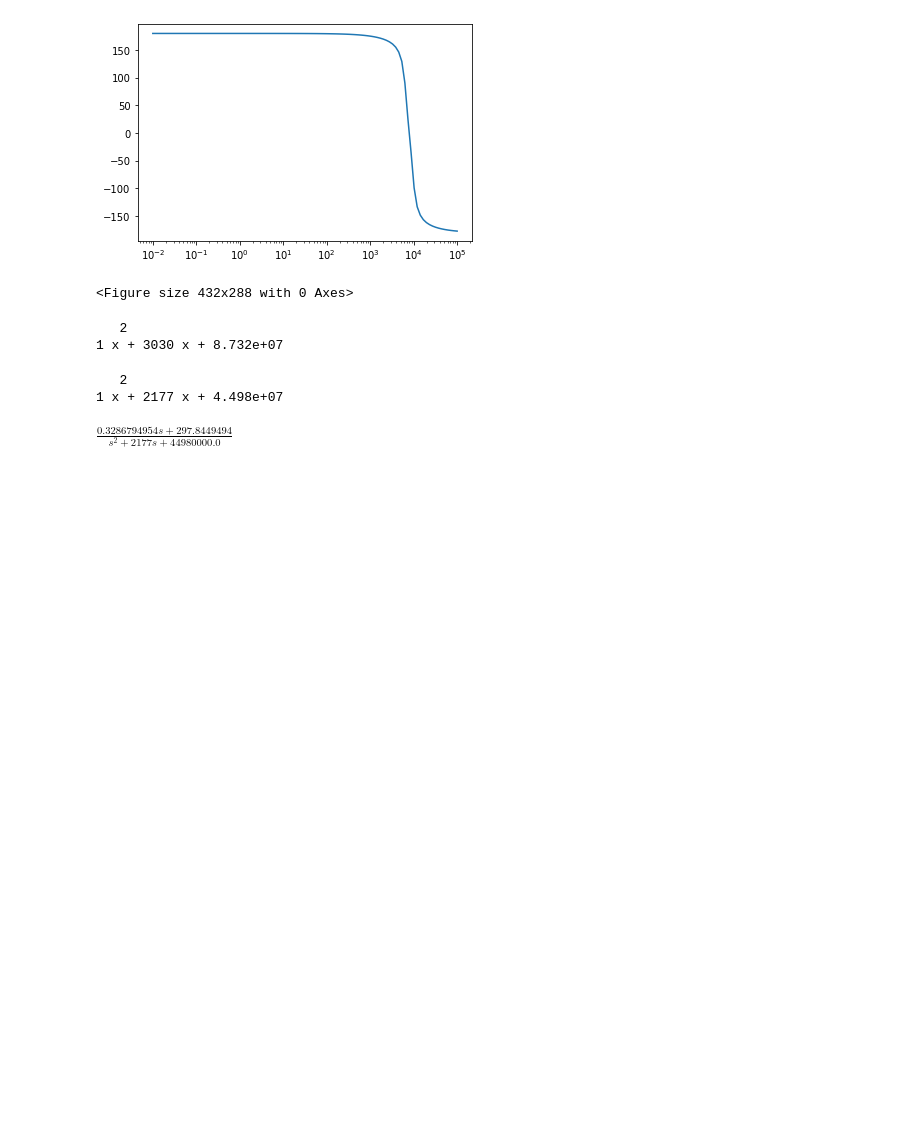
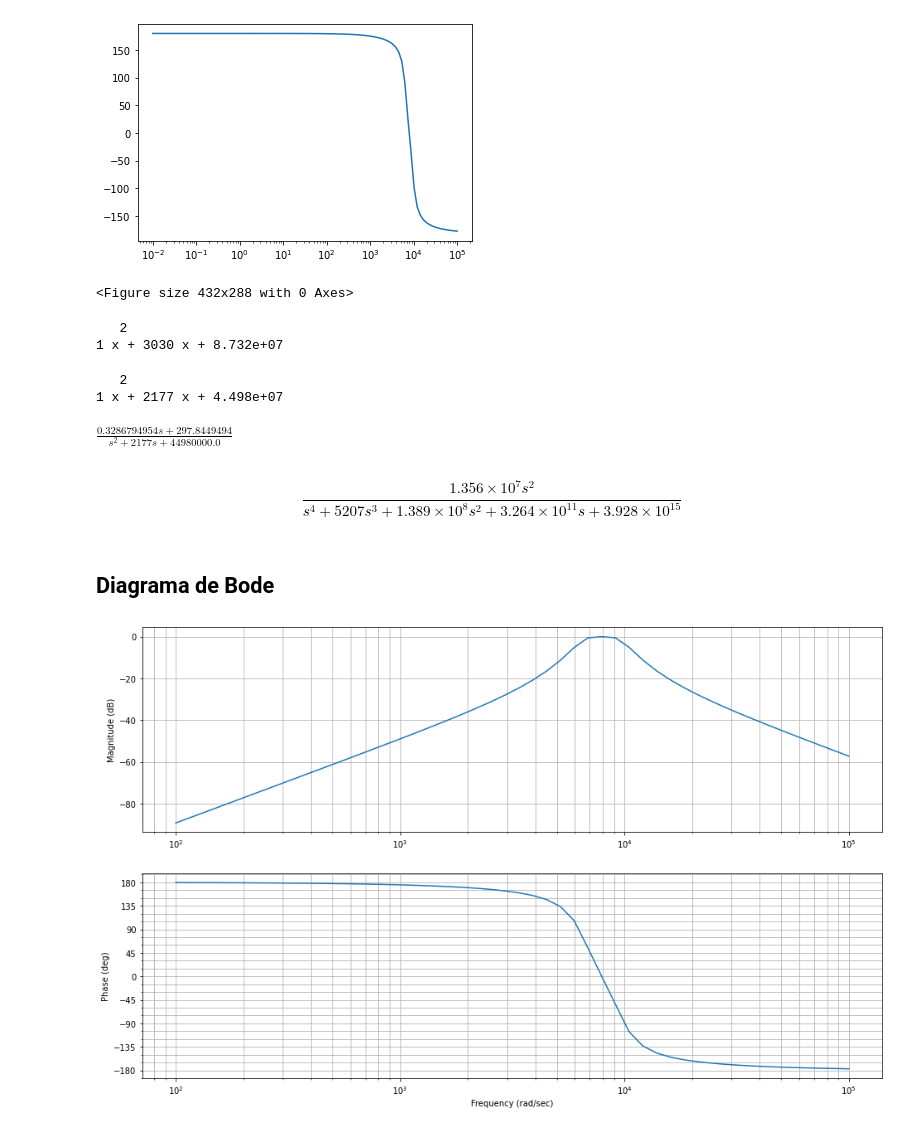
Before and after one commit to violetaperezandrade/TP-ADC, a Jupyter notebook: TP.ipynb, the cells around one changed output. Saved outputs shown, nothing was run; the diff lists cells and outputs as text; code cells hidden in the pictures; blank space fills up the shorter version.

```diff
--- a/TP.ipynb
+++ b/TP.ipynb
@@ -144,3 +148,21 @@ $\displaystyle \frac{0.3286794954 s + 297.8449494}{s^{2} + 2177 s + 44980000.0}$
 # s, t = sp.symbols('s, t')
 # stepResponse1 = sp.inverse_laplace_transform(frac_1, s, t)
 #stepResponse2 = sp.inverse_laplace_transform(frac2, s, t)
+# %%
+#Generar transferencia
+numerador = [1.356 * 10**7, 0, 0]
+denominador = [1, 5207, 1.389 * 10 **8, 3.264*10**11, 3.928 *10**15]
+
+H = ml.tf(numerador, denominador)
+
+H
+# %% [output]
+$$\frac{1.356 \times 10^{7} s^2}{s^4 + 5207 s^3 + 1.389 \times 10^{8} s^2 + 3.264 \times 10^{11} s + 3.928 \times 10^{15}}$$
+# %% [markdown]
+## Diagrama de Bode
+# %%
+plt.figure(figsize=(16,10))
+mod, fase, w = ml.bode(H);
+plt.show();
+# %% [output]
+[figure, added]
```
Also changed, not shown: parts of 17 cells of this notebook, 1 other file.
